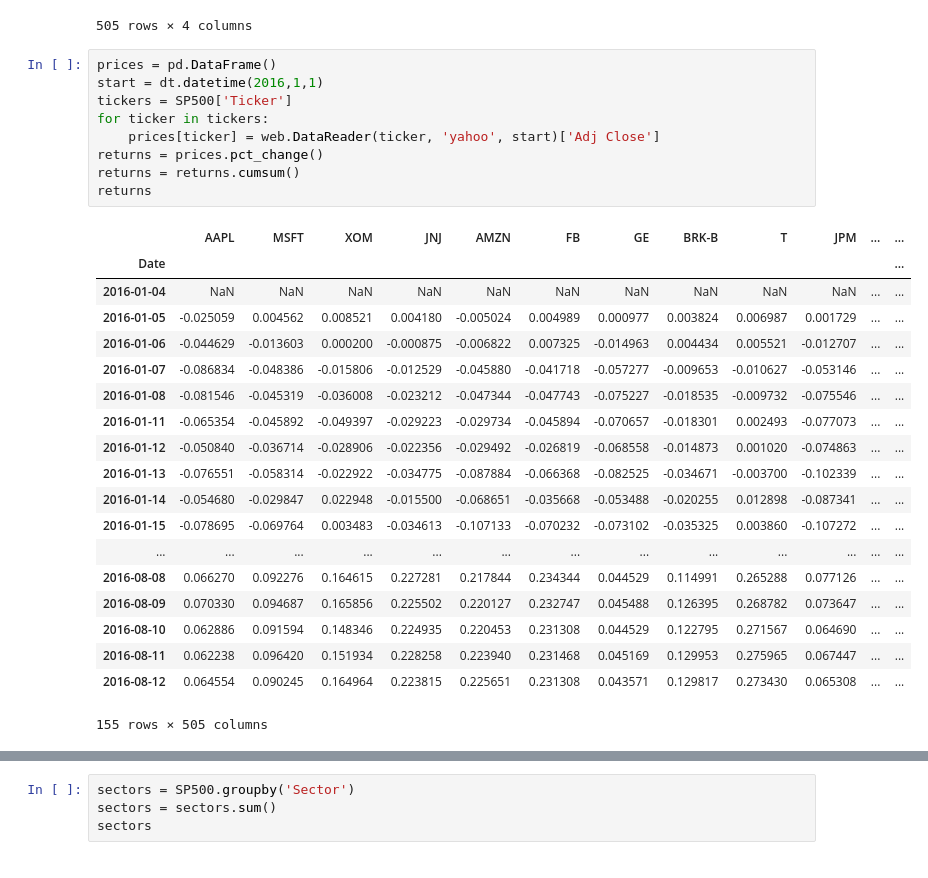
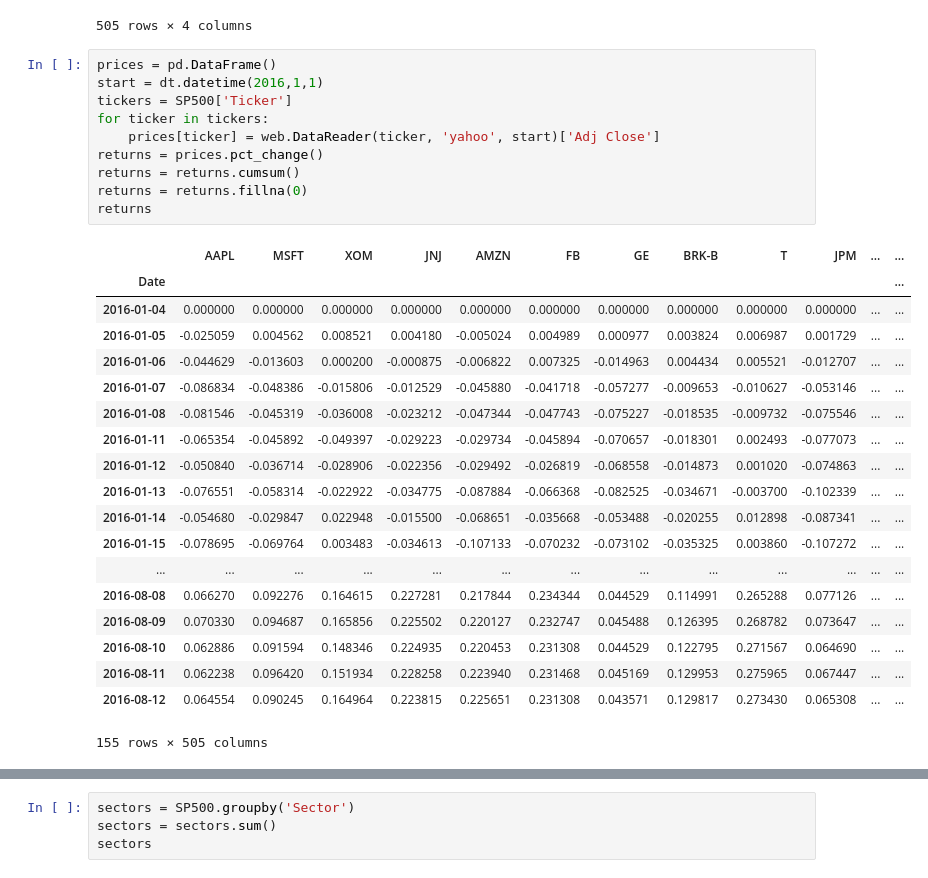
Before and after one commit to gold5201/ARPM2016, a Jupyter notebook: ARPM2016.ipynb, the cells around one changed output, grey strips where cells are left out. Drawn from its saved outputs; the diff is of its cells as text.

```diff
--- a/ARPM2016.ipynb
+++ b/ARPM2016.ipynb
@@ -29,16 +32,17 @@ SP500
 # %%
 prices = pd.DataFrame()
 start = dt.datetime(2016,1,1)
 tickers = SP500['Ticker']
 for ticker in tickers:
     prices[ticker] = web.DataReader(ticker, 'yahoo', start)['Adj Close']
 returns = prices.pct_change()
 returns = returns.cumsum()
+returns = returns.fillna(0)
 returns
 # %% [output]
 |  | AAPL | MSFT | XOM | JNJ | AMZN | FB | GE | BRK-B | T | JPM | ... | ... |
 | Date |  |  |  |  |  |  |  |  |  |  |  | ... |
-| 2016-01-04 | NaN | NaN | NaN | NaN | NaN | NaN | NaN | NaN | NaN | NaN | ... | ... |
+| 2016-01-04 | 0.000000 | 0.000000 | 0.000000 | 0.000000 | 0.000000 | 0.000000 | 0.000000 | 0.000000 | 0.000000 | 0.000000 | ... | ... |
 | 2016-01-05 | -0.025059 | 0.004562 | 0.008521 | 0.004180 | -0.005024 | 0.004989 | 0.000977 | 0.003824 | 0.006987 | 0.001729 | ... | ... |
 | 2016-01-06 | -0.044629 | -0.013603 | 0.000200 | -0.000875 | -0.006822 | 0.007325 | -0.014963 | 0.004434 | 0.005521 | -0.012707 | ... | ... |
 | 2016-01-07 | -0.086834 | -0.048386 | -0.015806 | -0.012529 | -0.045880 | -0.041718 | -0.057277 | -0.009653 | -0.010627 | -0.053146 | ... | ... |
```
Also changed, not shown: parts of 4 cells of this notebook.
